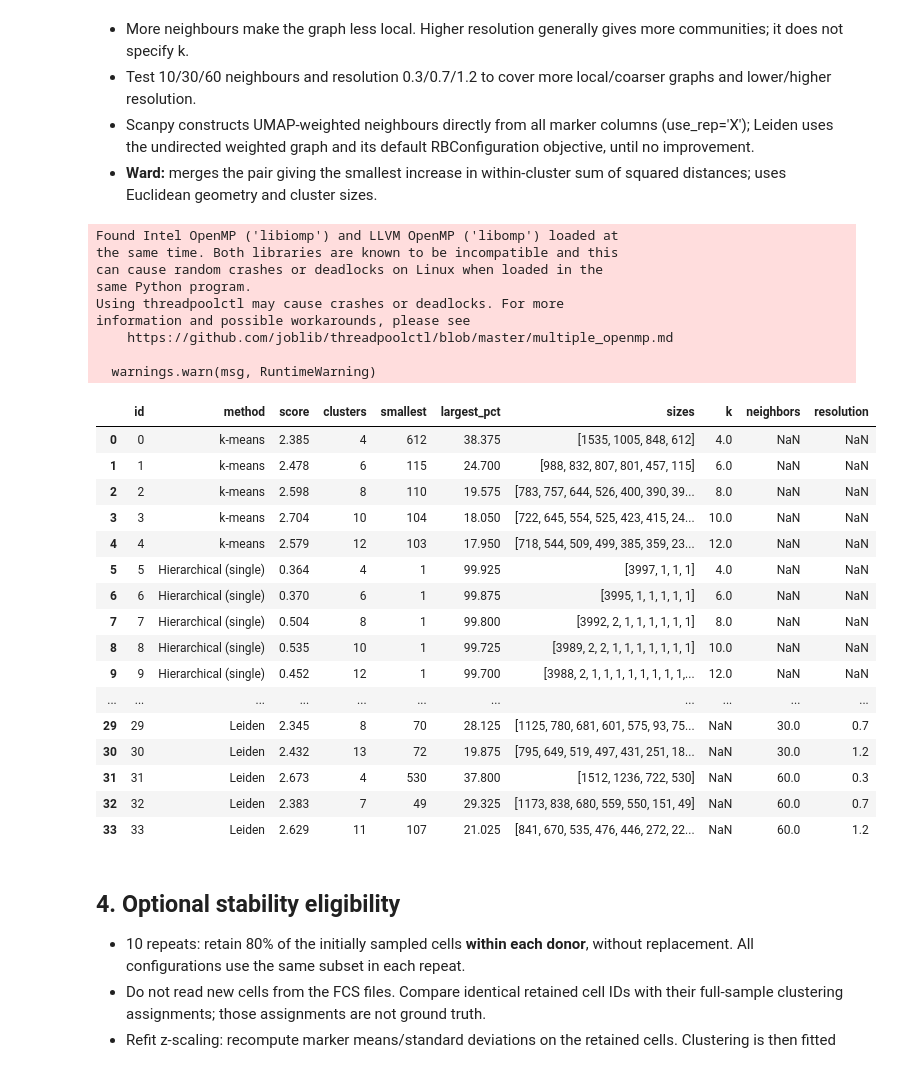
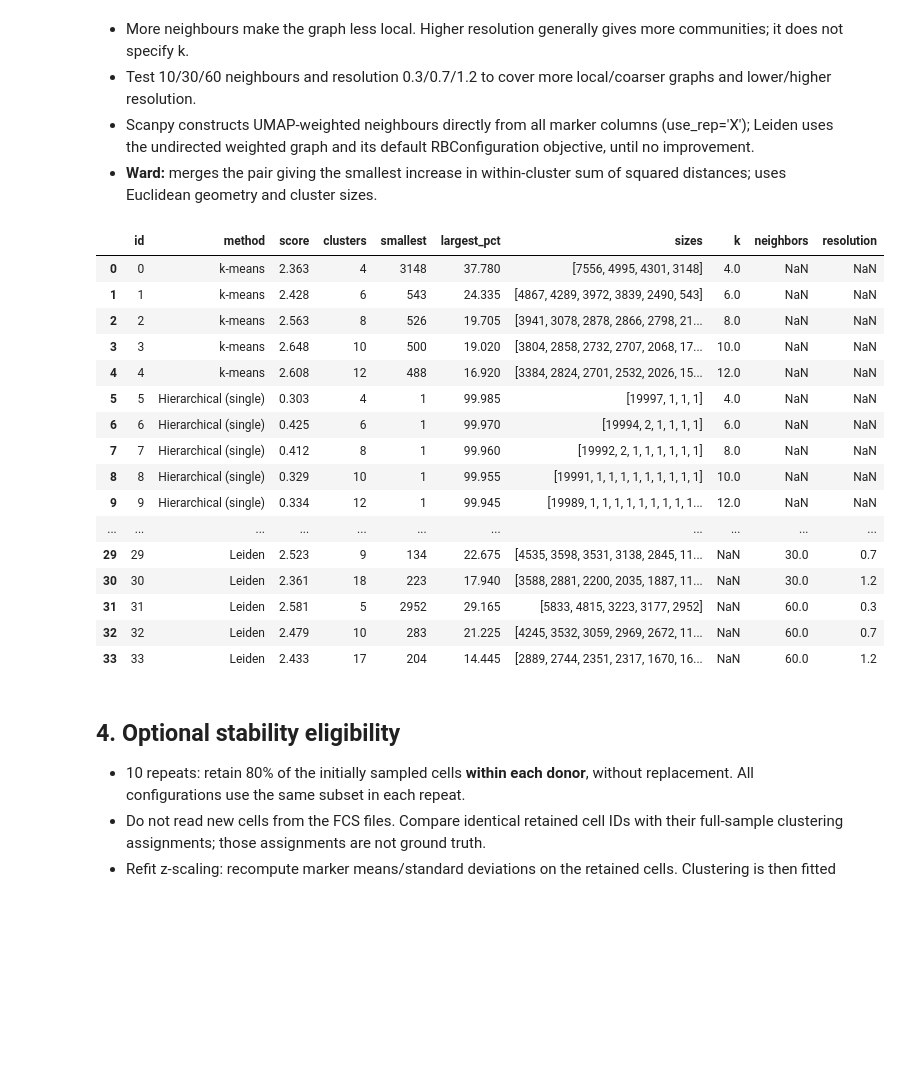
Before and after one commit to habicht12/SSBI-Project, a Jupyter notebook: notebooks/03_clustering.ipynb, the cells around one changed output. Cells and saved outputs as stored; diff of their text form; code cells hidden in the pictures; blank space fills up the shorter version.

```diff
--- a/notebooks/03_clustering.ipynb
+++ b/notebooks/03_clustering.ipynb
@@ -47,7 +47,7 @@ SUBSAMPLE_FRACTION = 0.80
 LINKAGES = ["single", "average", "complete", "ward"]
 
 SEED = 42
-CELLS_PER_DONOR = 200 # HERE MORE
+CELLS_PER_DONOR = 1000
 COFACTOR = 5
 K_VALUES = [4, 6, 8, 10, 12]
 NEIGHBORS = [10, 30, 60]
@@ -75,6 +75,8 @@ Selection: davies_bouldin; lower is better
 - The offset option handles a known one-byte metadata error in these FCS exports.
 # %%
 folder = ROOT / "NK_cell_dataset"
+if not (folder / "NK_markers.csv").is_file():
+    folder = folder / "NK_cell_dataset"
 markers = pd.read_csv(folder / "NK_markers.csv").columns.tolist()
 donors = pd.read_csv(folder / "NK_fcs_samples_with_labels.csv")
 rng = np.random.default_rng(SEED)
@@ -132,60 +134,52 @@ def evaluate(labels):
 # %%
 def fit_grid(values, seed):
     for k in K_VALUES:
         labels = KMeans(n_clusters=k, n_init=10, random_state=seed).fit_predict(values)
         yield "k-means", {"k": k}, labels
 
     for link in LINKAGES:
         tree = linkage(values, method=link, metric="euclidean")
-        for k in K_VALUES:
-            yield f"Hierarchical ({link})", {"k": k}, cut_tree(tree, n_clusters=k).ravel()
+        cluster_labels = cut_tree(tree, n_clusters=K_VALUES)
+        for column, k in enumerate(K_VALUES):
+            yield f"Hierarchical ({link})", {"k": k}, cluster_labels[:, column]
 
     adata = sc.AnnData(values)
     for neighbors in NEIGHBORS:
         sc.pp.neighbors(adata, n_neighbors=neighbors, use_rep="X", random_state=seed)
         for resolution in RESOLUTIONS:
             sc.tl.leiden(adata, resolution=resolution, flavor="leidenalg",
                          directed=False, n_iterations=-1, random_state=seed)
             yield "Leiden", {"neighbors": neighbors, "resolution": resolution}, (
                 adata.obs["leiden"].astype(int).to_numpy())
 
 records, partitions = [], {}
 for run_id, (method, parameters, labels) in enumerate(fit_grid(X, SEED)):
     sizes = np.unique(labels, return_counts=True)[1]
     partitions[run_id] = labels.copy()
     records.append(dict(id=run_id, method=method, score=evaluate(labels),
                         clusters=len(sizes), smallest=int(sizes.min()),
                         largest_pct=100 * sizes.max() / len(labels),
                         sizes=sorted(sizes.tolist(), reverse=True), **parameters))
 grid = pd.DataFrame(records)
 display(grid.round(3))
 # %% [output]
-Found Intel OpenMP ('libiomp') and LLVM OpenMP ('libomp') loaded at
-the same time. Both libraries are known to be incompatible and this
-can cause random crashes or deadlocks on Linux when loaded in the
-same Python program.
-Using threadpoolctl may cause crashes or deadlocks. For more
-information and possible workarounds, please see
-    https://github.com/joblib/threadpoolctl/blob/master/multiple_openmp.md
-
-  warnings.warn(msg, RuntimeWarning)
 |  | id | method | score | clusters | smallest | largest_pct | sizes | k | neighbors | resolution |
-| 0 | 0 | k-means | 2.385 | 4 | 612 | 38.375 | [1535, 1005, 848, 612] | 4.0 | NaN | NaN |
-| 1 | 1 | k-means | 2.478 | 6 | 115 | 24.700 | [988, 832, 807, 801, 457, 115] | 6.0 | NaN | NaN |
-| 2 | 2 | k-means | 2.598 | 8 | 110 | 19.575 | [783, 757, 644, 526, 400, 390, 39... | 8.0 | NaN | NaN |
-| 3 | 3 | k-means | 2.704 | 10 | 104 | 18.050 | [722, 645, 554, 525, 423, 415, 24... | 10.0 | NaN | NaN |
-| 4 | 4 | k-means | 2.579 | 12 | 103 | 17.950 | [718, 544, 509, 499, 385, 359, 23... | 12.0 | NaN | NaN |
-| 5 | 5 | Hierarchical (single) | 0.364 | 4 | 1 | 99.925 | [3997, 1, 1, 1] | 4.0 | NaN | NaN |
-| 6 | 6 | Hierarchical (single) | 0.370 | 6 | 1 | 99.875 | [3995, 1, 1, 1, 1, 1] | 6.0 | NaN | NaN |
-| 7 | 7 | Hierarchical (single) | 0.504 | 8 | 1 | 99.800 | [3992, 2, 1, 1, 1, 1, 1, 1] | 8.0 | NaN | NaN |
-| 8 | 8 | Hierarchical (single) | 0.535 | 10 | 1 | 99.725 | [3989, 2, 2, 1, 1, 1, 1, 1, 1, 1] | 10.0 | NaN | NaN |
-| 9 | 9 | Hierarchical (single) | 0.452 | 12 | 1 | 99.700 | [3988, 2, 1, 1, 1, 1, 1, 1, 1, 1,... | 12.0 | NaN | NaN |
+| 0 | 0 | k-means | 2.363 | 4 | 3148 | 37.780 | [7556, 4995, 4301, 3148] | 4.0 | NaN | NaN |
+| 1 | 1 | k-means | 2.428 | 6 | 543 | 24.335 | [4867, 4289, 3972, 3839, 2490, 543] | 6.0 | NaN | NaN |
+| 2 | 2 | k-means | 2.563 | 8 | 526 | 19.705 | [3941, 3078, 2878, 2866, 2798, 21... | 8.0 | NaN | NaN |
+| 3 | 3 | k-means | 2.648 | 10 | 500 | 19.020 | [3804, 2858, 2732, 2707, 2068, 17... | 10.0 | NaN | NaN |
+| 4 | 4 | k-means | 2.608 | 12 | 488 | 16.920 | [3384, 2824, 2701, 2532, 2026, 15... | 12.0 | NaN | NaN |
+| 5 | 5 | Hierarchical (single) | 0.303 | 4 | 1 | 99.985 | [19997, 1, 1, 1] | 4.0 | NaN | NaN |
+| 6 | 6 | Hierarchical (single) | 0.425 | 6 | 1 | 99.970 | [19994, 2, 1, 1, 1, 1] | 6.0 | NaN | NaN |
+| 7 | 7 | Hierarchical (single) | 0.412 | 8 | 1 | 99.960 | [19992, 2, 1, 1, 1, 1, 1, 1] | 8.0 | NaN | NaN |
+| 8 | 8 | Hierarchical (single) | 0.329 | 10 | 1 | 99.955 | [19991, 1, 1, 1, 1, 1, 1, 1, 1, 1] | 10.0 | NaN | NaN |
+| 9 | 9 | Hierarchical (single) | 0.334 | 12 | 1 | 99.945 | [19989, 1, 1, 1, 1, 1, 1, 1, 1, 1... | 12.0 | NaN | NaN |
 | ... | ... | ... | ... | ... | ... | ... | ... | ... | ... | ... |
-| 29 | 29 | Leiden | 2.345 | 8 | 70 | 28.125 | [1125, 780, 681, 601, 575, 93, 75... | NaN | 30.0 | 0.7 |
-| 30 | 30 | Leiden | 2.432 | 13 | 72 | 19.875 | [795, 649, 519, 497, 431, 251, 18... | NaN | 30.0 | 1.2 |
-| 31 | 31 | Leiden | 2.673 | 4 | 530 | 37.800 | [1512, 1236, 722, 530] | NaN | 60.0 | 0.3 |
-| 32 | 32 | Leiden | 2.383 | 7 | 49 | 29.325 | [1173, 838, 680, 559, 550, 151, 49] | NaN | 60.0 | 0.7 |
-| 33 | 33 | Leiden | 2.629 | 11 | 107 | 21.025 | [841, 670, 535, 476, 446, 272, 22... | NaN | 60.0 | 1.2 |
+| 29 | 29 | Leiden | 2.523 | 9 | 134 | 22.675 | [4535, 3598, 3531, 3138, 2845, 11... | NaN | 30.0 | 0.7 |
+| 30 | 30 | Leiden | 2.361 | 18 | 223 | 17.940 | [3588, 2881, 2200, 2035, 1887, 11... | NaN | 30.0 | 1.2 |
+| 31 | 31 | Leiden | 2.581 | 5 | 2952 | 29.165 | [5833, 4815, 3223, 3177, 2952] | NaN | 60.0 | 0.3 |
+| 32 | 32 | Leiden | 2.479 | 10 | 283 | 21.225 | [4245, 3532, 3059, 2969, 2672, 11... | NaN | 60.0 | 0.7 |
+| 33 | 33 | Leiden | 2.433 | 17 | 204 | 14.445 | [2889, 2744, 2351, 2317, 1670, 16... | NaN | 60.0 | 1.2 |
 # %% [markdown]
 ## 4. Optional stability eligibility
 
```
Also changed, not shown: parts of 7 cells of this notebook, 1 other file.
